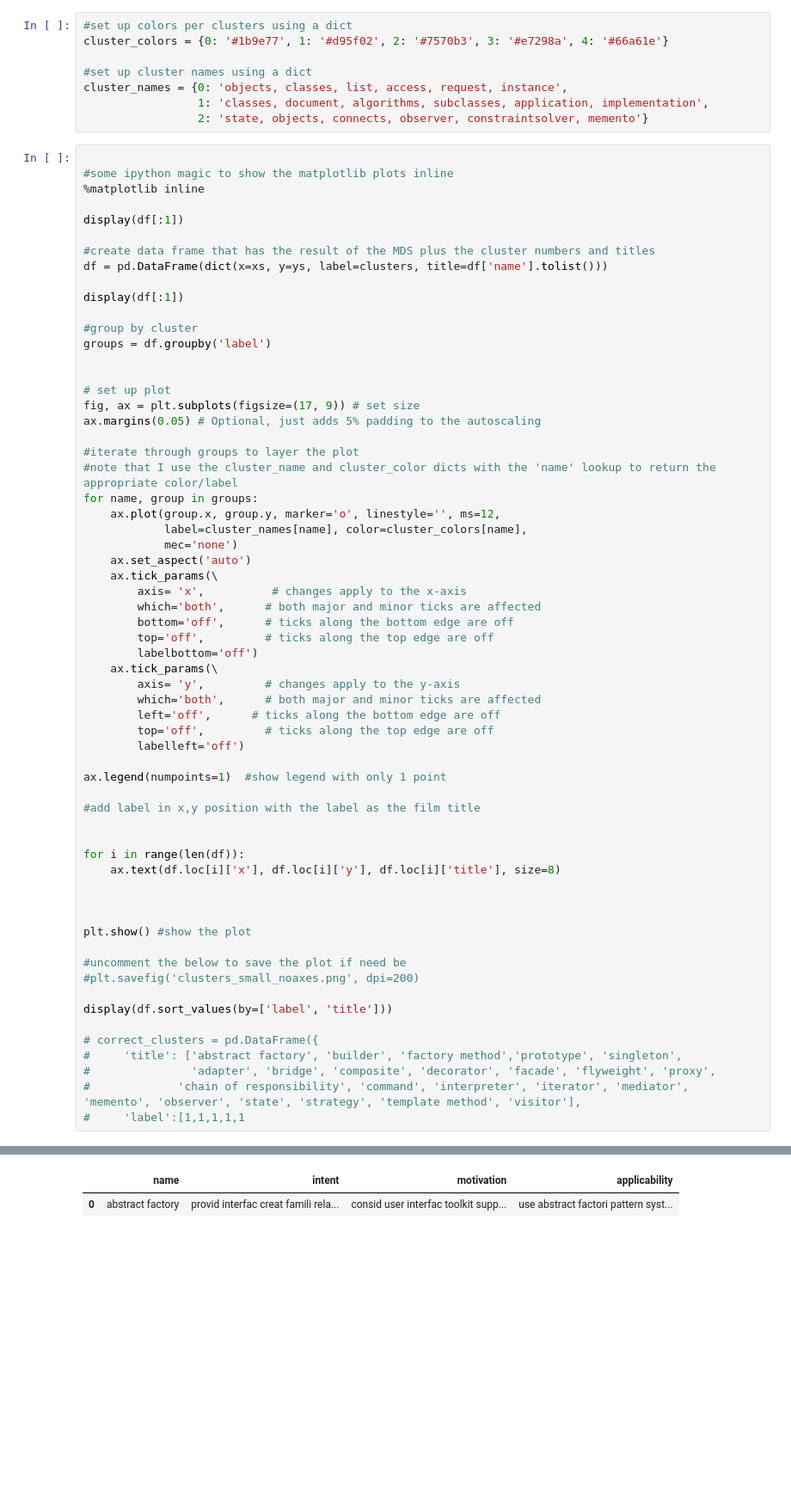
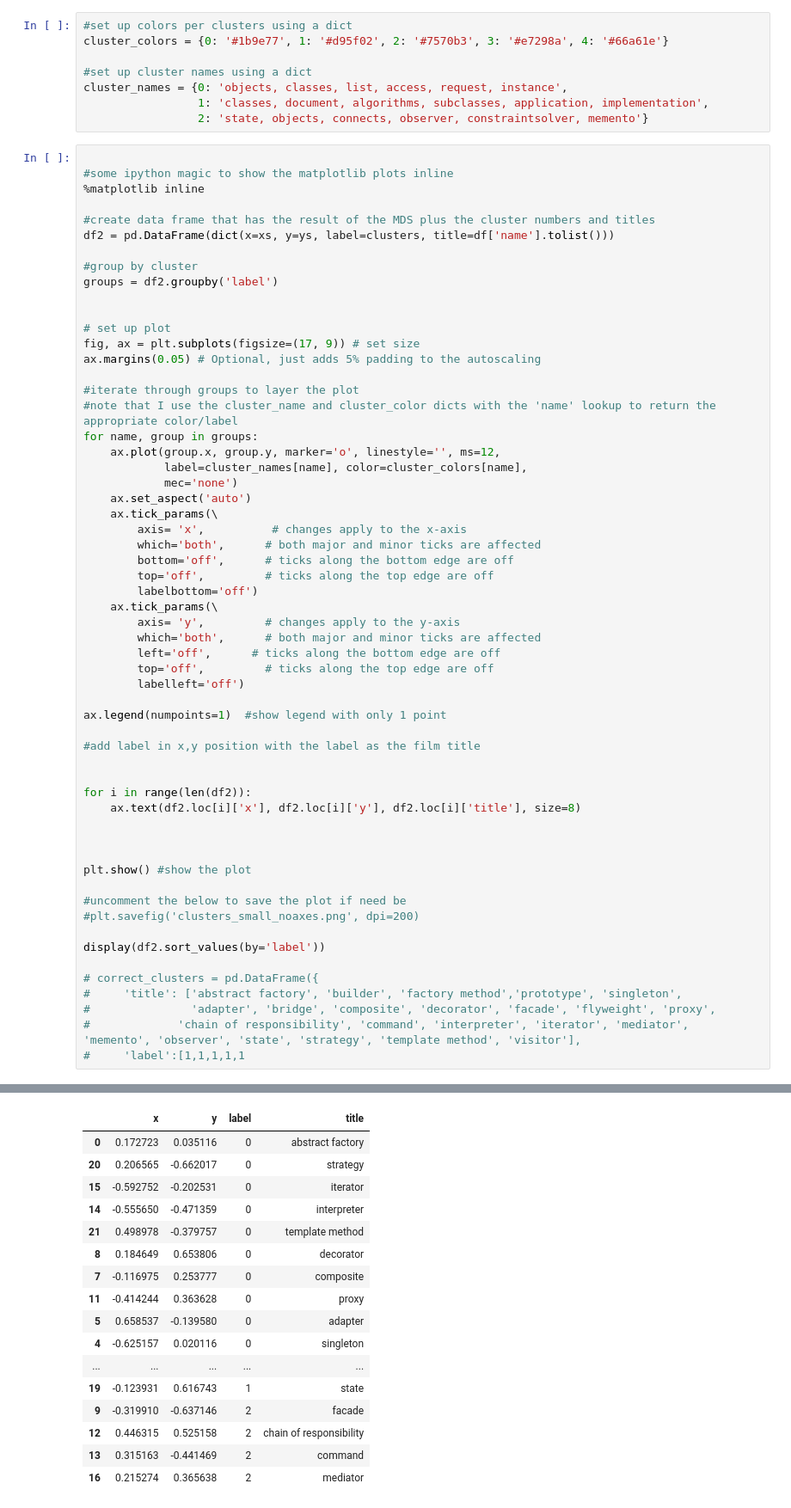
Before and after one commit to RETprojects/SWENG480-Team21, a Jupyter notebook: ml/gof-problem-domain.ipynb, the cells around one changed output, grey strips where cells are left out. Shown: that part at 86% size. Drawn from its saved outputs; the diff is of its cells as text; blank space fills up the shorter version.

Commit message:
Fix notebook state issue

```diff
--- a/ml/gof-problem-domain.ipynb
+++ b/ml/gof-problem-domain.ipynb
@@ -378,15 +378,11 @@ cluster_names = {0: 'objects, classes, list, access, request, instance',
 #some ipython magic to show the matplotlib plots inline
 %matplotlib inline
 
-display(df[:1])
-
 #create data frame that has the result of the MDS plus the cluster numbers and titles
-df = pd.DataFrame(dict(x=xs, y=ys, label=clusters, title=df['name'].tolist()))
-
-display(df[:1])
+df2 = pd.DataFrame(dict(x=xs, y=ys, label=clusters, title=df['name'].tolist()))
 
 #group by cluster
-groups = df.groupby('label')
+groups = df2.groupby('label')
 
 
 # set up plot
@@ -418,8 +414,8 @@ ax.legend(numpoints=1)  #show legend with only 1 point
 #add label in x,y position with the label as the film title
 
 
-for i in range(len(df)):
-    ax.text(df.loc[i]['x'], df.loc[i]['y'], df.loc[i]['title'], size=8)
+for i in range(len(df2)):
+    ax.text(df2.loc[i]['x'], df2.loc[i]['y'], df2.loc[i]['title'], size=8)
 
 
 
@@ -428,7 +424,7 @@ plt.show() #show the plot
 #uncomment the below to save the plot if need be
 #plt.savefig('clusters_small_noaxes.png', dpi=200)
 
-display(df.sort_values(by=['label', 'title']))
+display(df2.sort_values(by='label'))
 
 # correct_clusters = pd.DataFrame({
 #     'title': ['abstract factory', 'builder', 'factory method','prototype', 'singleton',
@@ -439,2 +436,17 @@ display(df.sort_values(by=['label', 'title']))
-|  | name | intent | motivation | applicability |
-| 0 | abstract factory | provid interfac creat famili rela... | consid user interfac toolkit supp... | use abstract factori pattern syst... |
+|  | x | y | label | title |
+| 0 | 0.172723 | 0.035116 | 0 | abstract factory |
+| 20 | 0.206565 | -0.662017 | 0 | strategy |
+| 15 | -0.592752 | -0.202531 | 0 | iterator |
+| 14 | -0.555650 | -0.471359 | 0 | interpreter |
+| 21 | 0.498978 | -0.379757 | 0 | template method |
+| 8 | 0.184649 | 0.653806 | 0 | decorator |
+| 7 | -0.116975 | 0.253777 | 0 | composite |
+| 11 | -0.414244 | 0.363628 | 0 | proxy |
+| 5 | 0.658537 | -0.139580 | 0 | adapter |
+| 4 | -0.625157 | 0.020116 | 0 | singleton |
+| ... | ... | ... | ... | ... |
+| 19 | -0.123931 | 0.616743 | 1 | state |
+| 9 | -0.319910 | -0.637146 | 2 | facade |
+| 12 | 0.446315 | 0.525158 | 2 | chain of responsibility |
+| 13 | 0.315163 | -0.441469 | 2 | command |
+| 16 | 0.215274 | 0.365638 | 2 | mediator |
```
Also changed, not shown: parts of 5 cells of this notebook.
